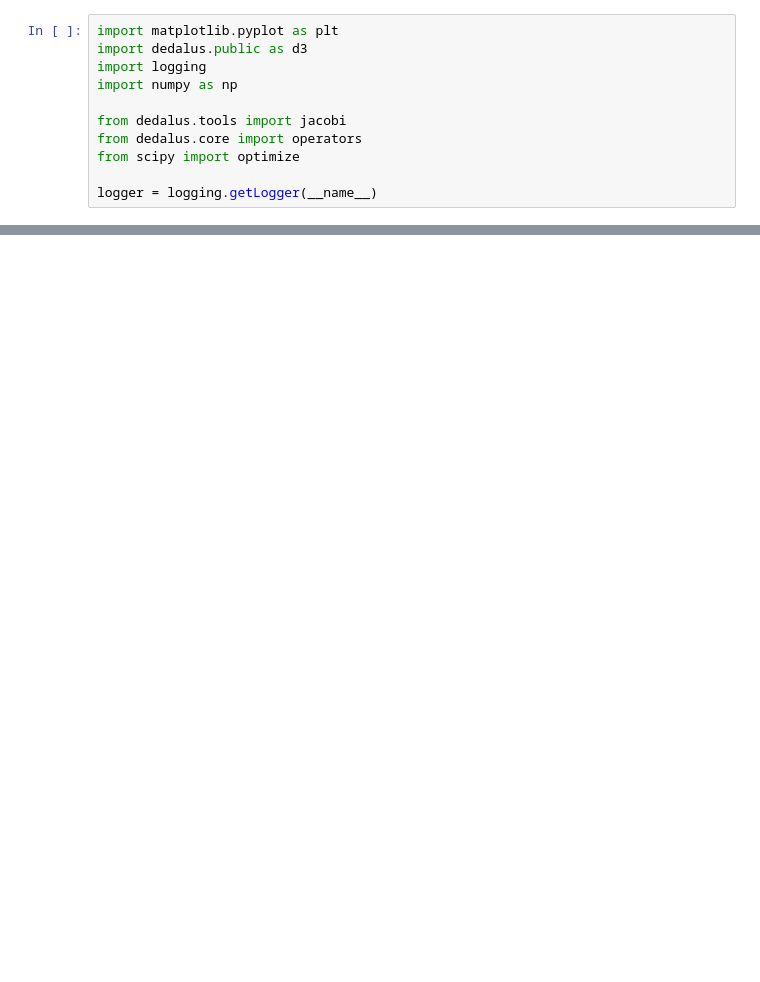
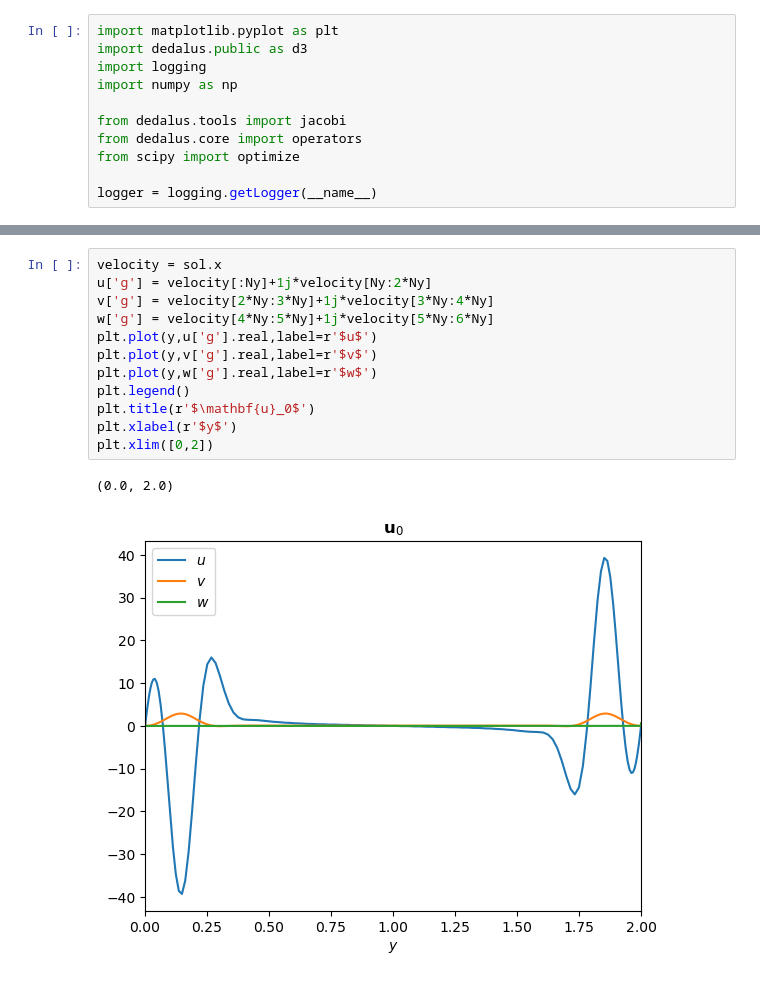
Before and after one commit to DedalusProject/dedalus, a Jupyter notebook: tmp/IVP_example.ipynb, the cells around one changed output, grey strips where cells are left out. Saved outputs shown, nothing was run; the diff lists cells and outputs as text; blank space fills up the shorter version.

```diff
--- a/tmp/IVP_example.ipynb
+++ b/tmp/IVP_example.ipynb
@@ -137,0 +431,15 @@ Rel. error =  7.058995511712877e-13
+# %%
+velocity = sol.x
+u['g'] = velocity[:Ny]+1j*velocity[Ny:2*Ny]
+v['g'] = velocity[2*Ny:3*Ny]+1j*velocity[3*Ny:4*Ny]
+w['g'] = velocity[4*Ny:5*Ny]+1j*velocity[5*Ny:6*Ny]
+plt.plot(y,u['g'].real,label=r'$u$')
+plt.plot(y,v['g'].real,label=r'$v$')
+plt.plot(y,w['g'].real,label=r'$w$')
+plt.legend()
+plt.title(r'$\mathbf{u}_0$')
+plt.xlabel(r'$y$')
+plt.xlim([0,2])
+# %% [output]
+(0.0, 2.0)
+[figure, added]
```
Also changed, not shown: parts of 24 cells of this notebook.
